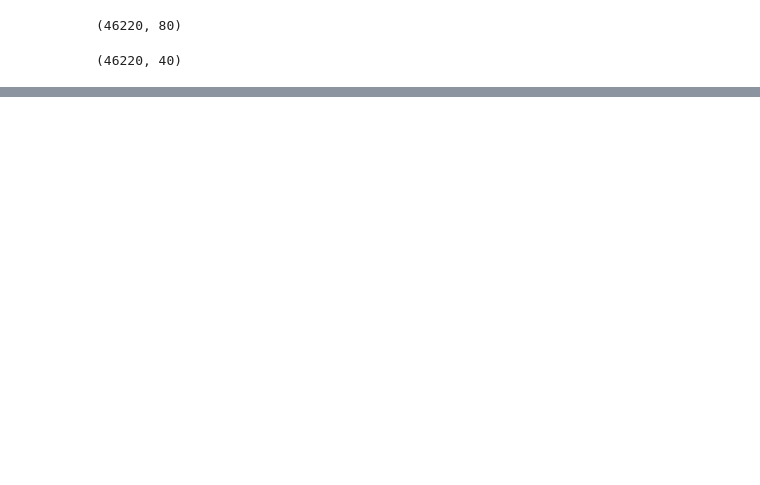
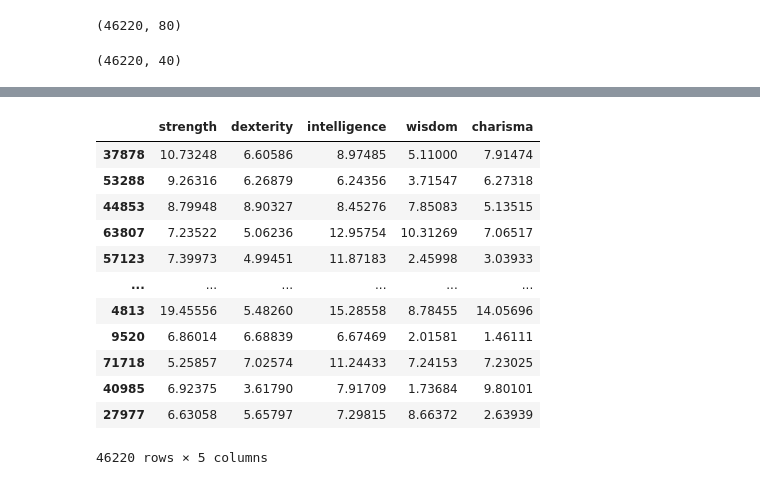
Before and after one commit to MaPitelli/Vampire-Chronicles, a Jupyter notebook: jupyter/2_cleaning_vampire.ipynb, the cells around one changed output, grey strips where cells are left out. Drawn from its saved outputs; the diff is of its cells as text; code cells hidden in the pictures; blank space fills up the shorter version.

```diff
--- a/jupyter/2_cleaning_vampire.ipynb
+++ b/jupyter/2_cleaning_vampire.ipynb
@@ -132,0 +211,17 @@ df_names_ok.to_csv('../data/df_final.csv', index=False)
+# %%
+df = df_names_ok[['strength', 'dexterity', 'intelligence', 'wisdom', 'charisma']]
+df
+# %% [output]
+|  | strength | dexterity | intelligence | wisdom | charisma |
+| 37878 | 10.73248 | 6.60586 | 8.97485 | 5.11000 | 7.91474 |
+| 53288 | 9.26316 | 6.26879 | 6.24356 | 3.71547 | 6.27318 |
+| 44853 | 8.79948 | 8.90327 | 8.45276 | 7.85083 | 5.13515 |
+| 63807 | 7.23522 | 5.06236 | 12.95754 | 10.31269 | 7.06517 |
+| 57123 | 7.39973 | 4.99451 | 11.87183 | 2.45998 | 3.03933 |
+| ... | ... | ... | ... | ... | ... |
+| 4813 | 19.45556 | 5.48260 | 15.28558 | 8.78455 | 14.05696 |
+| 9520 | 6.86014 | 6.68839 | 6.67469 | 2.01581 | 1.46111 |
+| 71718 | 5.25857 | 7.02574 | 11.24433 | 7.24153 | 7.23025 |
+| 40985 | 6.92375 | 3.61790 | 7.91709 | 1.73684 | 9.80101 |
+| 27977 | 6.63058 | 5.65797 | 7.29815 | 8.66372 | 2.63939 |
+46220 rows × 5 columns
```
Also changed, not shown: parts of 7 cells of this notebook, 3 other files.
